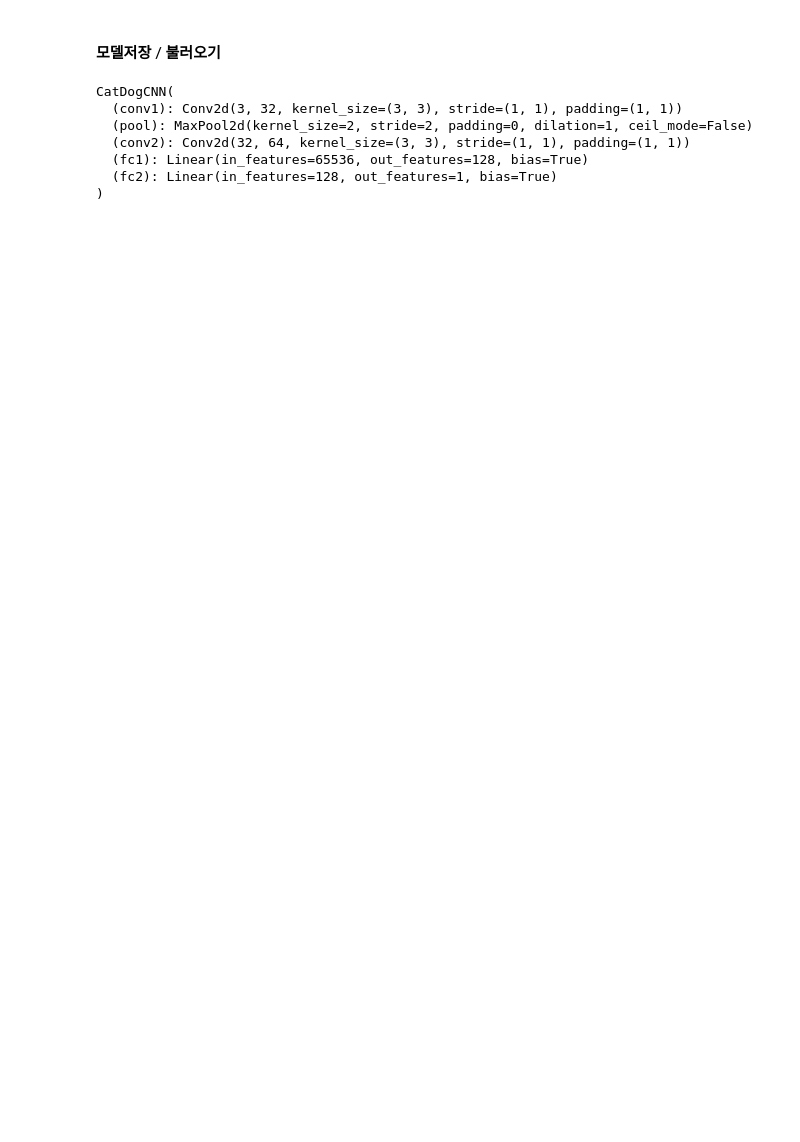
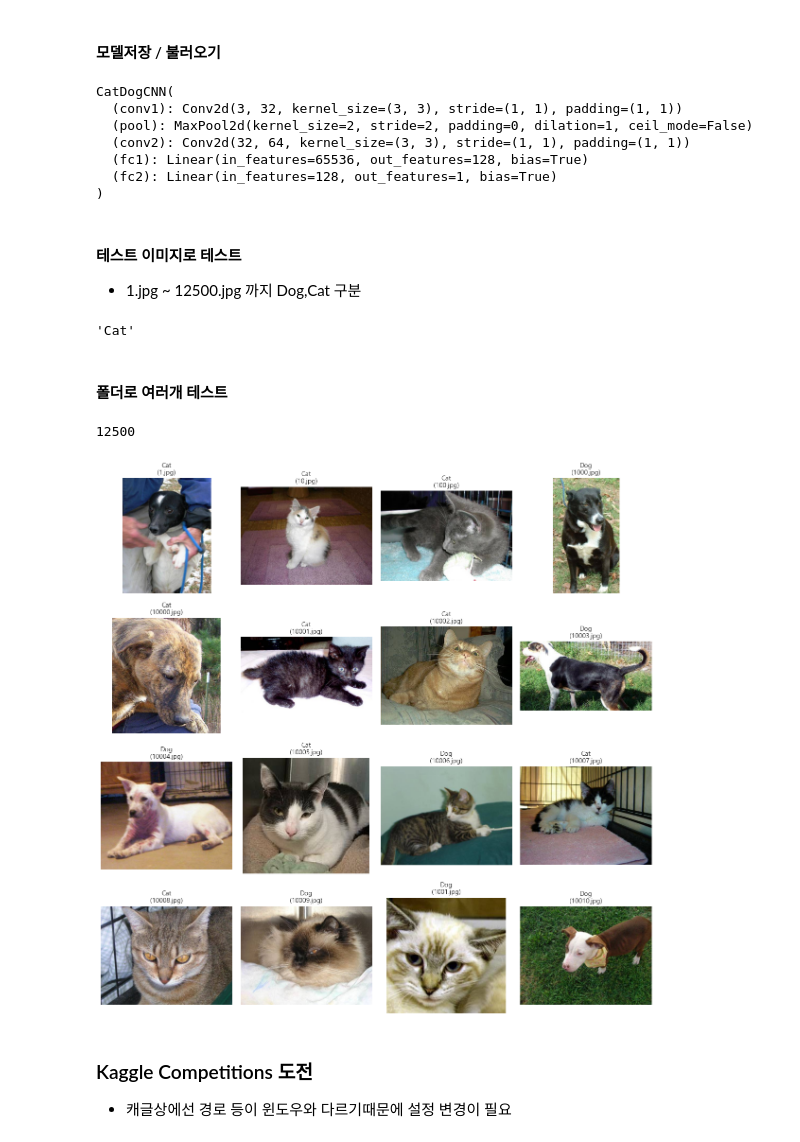
Before and after one commit to pgh157/iot-dataanalysis-2025, a Jupyter notebook: day07/mldl01_Cats_and_Dogs_이진분류.ipynb, the cells around one changed output. Cells and saved outputs as stored; diff of their text form; code cells hidden in the pictures; blank space fills up the shorter version.

```diff
--- a/day07/mldl01_Cats_and_Dogs_이진분류.ipynb
+++ b/day07/mldl01_Cats_and_Dogs_이진분류.ipynb
@@ -253,3 +256,6 @@ CatDogCNN(
   (fc1): Linear(in_features=65536, out_features=128, bias=True)
   (fc2): Linear(in_features=128, out_features=1, bias=True)
 )
+# %% [markdown]
+#### 테스트 이미지로 테스트
+- 1.jpg ~ 12500.jpg 까지 Dog,Cat 구분
@@ -255,0 +267,7 @@ CatDogCNN(
+# %%
+# transform 위 선언
+
+img = Image.open('./data/test/1.jpg').convert('RGB')
+img_tensor = transform(img).unsqueeze(0)  # [3, 128, 128] -> [1, 3, 128, 128] 4차원 텐서로 변경
+# print(img_tensor)
+img.show()  # 기본 이미지뷰 프로그램으로 표현
@@ -255,0 +276,12 @@ CatDogCNN(
+# %%
+model.eval()   # 예측, 평가 모드로
+
+with torch.no_grad():
+    output = model(img_tensor.to(device))
+    pred = (output > 0.5).int().item()
+
+'Dog' if pred == 1 else 'Cat'
+# %% [output]
+'Cat'
+# %% [markdown]
+#### 폴더로 여러개 테스트
@@ -255,0 +291,33 @@ CatDogCNN(
+# %%
+test_dir = './data/test'
+image_files = [f for f in os.listdir(test_dir) if f.endswith(('.jpg', '.png'))]
+# %%
+len(image_files)
+# %% [output]
+12500
+# %%
+# 예측과 시각화 동시
+plt.figure(figsize=(12, 12))
+for i, fname in enumerate(image_files[0:16]):  # 최대 16장까지 출력 0:16, 16:32, 32:48
+    img_path = os.path.join(test_dir, fname)
+    img = Image.open(img_path).convert('RGB')
+    img_tensor = transform(img).unsqueeze(0).to(device)
+
+    with torch.no_grad():
+        output = model(img_tensor)
+        pred = 'Dog' if output.item() > 0.5 else 'Cat'
+
+    # 이미지 출력
+    plt.subplot(4, 4, i + 1)
+    plt.imshow(img)
+    plt.title(f'{pred}\n({fname})', fontsize=10)
+    plt.axis('off')
+
+plt.tight_layout()
+plt.show()
+# %% [output]
+[figure, added]
+# %% [markdown]
+### Kaggle Competitions 도전
+
+- 캐글상에선 경로 등이 윈도우와 다르기때문에 설정 변경이 필요
```
Also changed, not shown: parts of 24 cells of this notebook, 3 other files.
